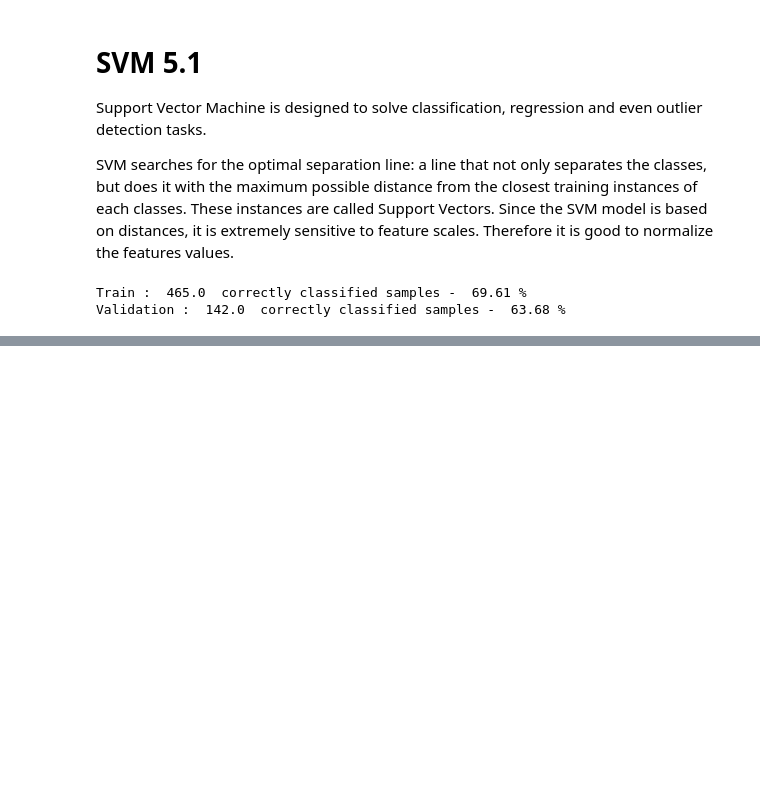
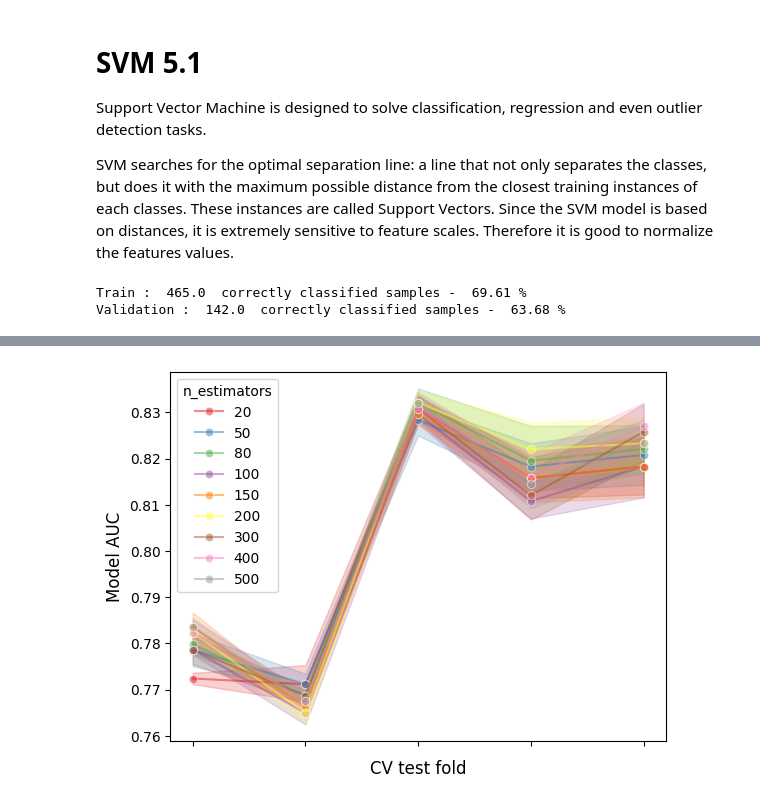
Before and after one commit to katarzynafurmanska/kaggle-titanic, a Jupyter notebook: src/run.ipynb, the cells around one changed output, grey strips where cells are left out. Saved outputs shown, nothing was run; the diff lists cells and outputs as text; code cells hidden in the pictures; blank space fills up the shorter version.

Commit message:
Grid search on RF

```diff
--- a/src/run.ipynb
+++ b/src/run.ipynb
@@ -1178,0 +1213,13 @@ Validation :  142.0  correctly classified samples -  63.68 %
+# %%
+# evaluate results based on best mean test score
+
+results_df = pd.DataFrame(gs_rf.cv_results_)
+results_df = results_df.sort_values(by=["rank_test_score"])
+results_df = results_df.set_index(results_df["params"].apply(lambda x: x['n_estimators'])).rename_axis("n_estimators")
+# results_df = results_df.set_index(
+#     results_df["params"].apply(lambda x: "_".join(str(val) for val in x.values()))
+# )
+
+results_df[["params", "rank_test_score", "mean_test_score", "std_test_score"]].head()
+
+# https://scikit-learn.org/stable/auto_examples/model_selection/plot_grid_search_stats.html#sphx-glr-auto-examples-model-selection-plot-grid-search-stats-py
@@ -1178,0 +1234,25 @@ Validation :  142.0  correctly classified samples -  63.68 %
+# %%
+# create df of model scores ordered by performance
+model_scores = results_df.filter(regex=r"split\d*_test_score")
+
+# plot 30 examples of dependency between cv fold and AUC scores
+fig, ax = plt.subplots()
+sns.lineplot(
+    data=model_scores.transpose().iloc[:30],
+    dashes=False,
+    palette="Set1",
+    marker="o",
+    alpha=0.5,
+    ax=ax,
+)
+ax.set_xlabel("CV test fold", size=12, labelpad=10)
+ax.set_ylabel("Model AUC", size=12)
+ax.tick_params(bottom=True, labelbottom=False)
+plt.show()
+
+# print correlation of AUC scores across folds
+# print(f"Correlation of models:\n {model_scores.transpose().corr()}")
+
+# results are clearly biased with the fact that models are trained on the same data; number of estimators seems to be insignificant
+# %% [output]
+[figure, added]
```
Also changed, not shown: parts of 13 cells of this notebook.
